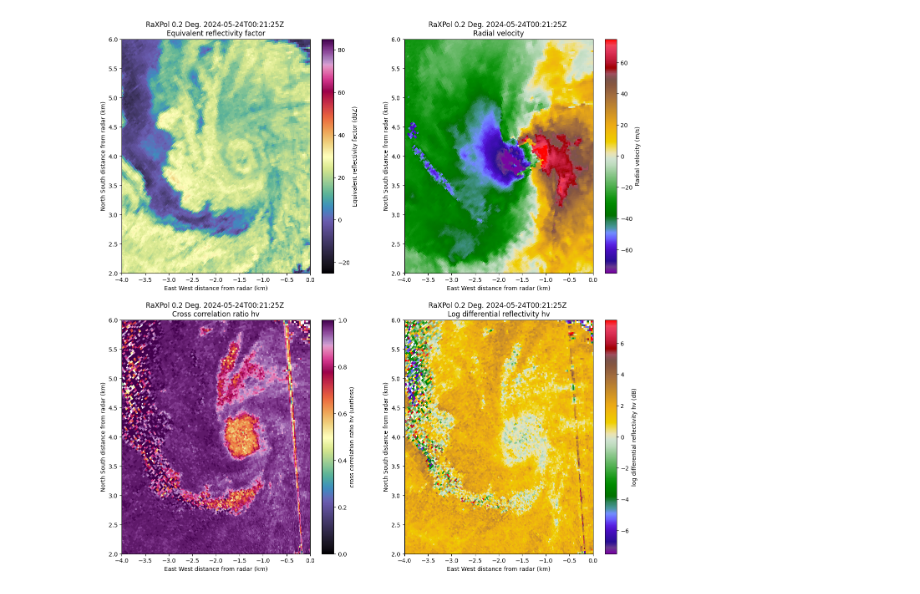
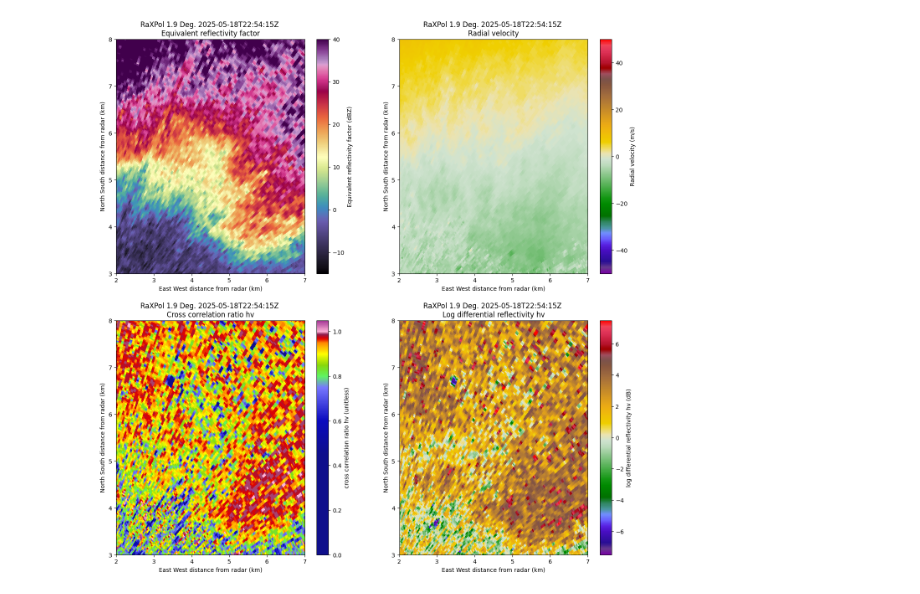
Before and after one commit to jwthiesing/clutter_filter, a Jupyter notebook: clutter_removal.ipynb, the cells around one changed output. Cells and saved outputs as stored; diff of their text form; code cells hidden in the pictures.

```diff
--- a/clutter_removal.ipynb
+++ b/clutter_removal.ipynb
@@ -197,10 +168,13 @@ else:
 # %%
 from raxpolCf import raxpolCf
 
-if not grf:
-	fname_out = '../data/out/20240524/out.nc'
+fname_out_base = fname.split('.rkc')[0]
+
+if grf:
+	fname_out = fname_out_base + '-f.nc'
 else:
-	fname_out = '../data/out/20240524/out-f.nc'
+	fname_out = fname_out_base + '.nc'
+
 
 rcf = raxpolCf()
 rcf.setVolume()
@@ -242,17 +251,16 @@ interval_splits = 4
 # %%
-fname_out = '../data/out/20240524/out.nc'
-
-robj = pyart.io.read(fname_out)
+robj = pyart.io.read(fname_out_base + '.nc')
 fig, axm = plt.subplots(2,2,figsize=(16,16))
 disp = pyart.graph.RadarDisplay(robj)
 
 axm = axm.flatten()
 
-"""where = np.where(robj.fields['SNRH']['data'] < ds) # np.where(robj.fields['DBZ']['data'] < -50)
+# where = np.where(robj.fields['SNRV']['data'] < ds) # np.where(robj.fields['DBZ']['data'] < -50)
+where = np.where(robj.fields['DBZ']['data'] < -50)
 robj.fields['VEL']['data'][where] = np.nan
 robj.fields['RHOHV']['data'][where] = np.nan
 robj.fields['ZDR']['data'][where] = np.nan
-robj.fields['WIDTH']['data'][where] = np.nan"""
+robj.fields['WIDTH']['data'][where] = np.nan
 
 robj.fields['ZDR']['data'] = robj.fields['ZDR']['data'] + zdr_offset
 
@@ -269,37 +277,42 @@ sweep = robj.get_slice(si)
 # heights = np.arange(0, 500, 10)
 # con = ax.contour(xx/1e3, yy/1e3, zz, heights, linewidth=0.5, colors='k')
 # ax.clabel(con)
 # print(robj.elevation['data'][sweep])
 
 # print(robj.fields.keys())
 # dict_keys(['DBZ', 'DBZ1', 'ZDR', 'VEL', 'VELV', 'VELH', 'WIDTH', 'PHIDP', 'KDP', 'RHOHV', 'DBMHC', 'DBMVC', 'SNRHC', 'SNRVC', 'NCP', 'BMHGHT', 'DBZC', 'ZDRC'])
 
 ax = axm[0]
 ax.set_xlim(xlim)
 ax.set_ylim(ylim)
 robj.fields['DBZ']['standard_name'] = 'Equivalent reflectivity factor'
-disp.plot_ppi('DBZ', si, cmap='ChaseSpectral', ax=ax, vmin=-25, vmax=85)
+# disp.plot_ppi('DBZ', si, cmap='ChaseSpectral', ax=ax, vmin=-25, vmax=85)
+disp.plot_ppi('DBZ', si, cmap='ChaseSpectral', ax=ax, vmin=-15, vmax=40)
 
 ax = axm[1]
 ax.set_xlim(xlim)
 ax.set_ylim(ylim)
 robj.fields['VELD']['standard_name'] = 'Radial velocity'
 robj.fields['VELD']['units'] = 'm/s'
-disp.plot_ppi('VELD', si, cmap='Carbone42', ax=ax, vmin=-75, vmax=75)
+disp.plot_ppi('VELD', si, cmap='Carbone42', ax=ax, vmin=-velmax, vmax=velmax)
 
 ax = axm[2]
 ax.set_xlim(xlim)
 ax.set_ylim(ylim)
 # robj.fields['VELD']['standard_name'] = 'Radial velocity'
 # robj.fields['VELD']['units'] = 'm/s'
-disp.plot_ppi('RHOHV', si, cmap='ChaseSpectral', ax=ax, vmin=0, vmax=1)
+# disp.plot_ppi('RHOHV', si, cmap='ChaseSpectral', ax=ax, vmin=0, vmax=1)
+disp.plot_ppi('RHOHV', si, cmap='NWS_CC', ax=ax, vmin=0, vmax=1.05)
 
 ax = axm[3]
 ax.set_xlim(xlim)
 ax.set_ylim(ylim)
-# robj.fields['VELD']['standard_name'] = 'Radial velocity'
-# robj.fields['VELD']['units'] = 'm/s'
 disp.plot_ppi('ZDR', si, cmap='Carbone42', ax=ax, vmin=-7.5, vmax=7.5)
+
+# ax = axm[3]
+# ax.set_xlim(xlim)
+# ax.set_ylim(ylim)
+# disp.plot_ppi('WIDTH', si, cmap='plasma', ax=ax, vmin=0, vmax=20)
 # %% [output]
-[figure, old version]
+[figure, new version]
 # %%
```
Also changed, not shown: parts of 4 cells of this notebook, 4 other files.
